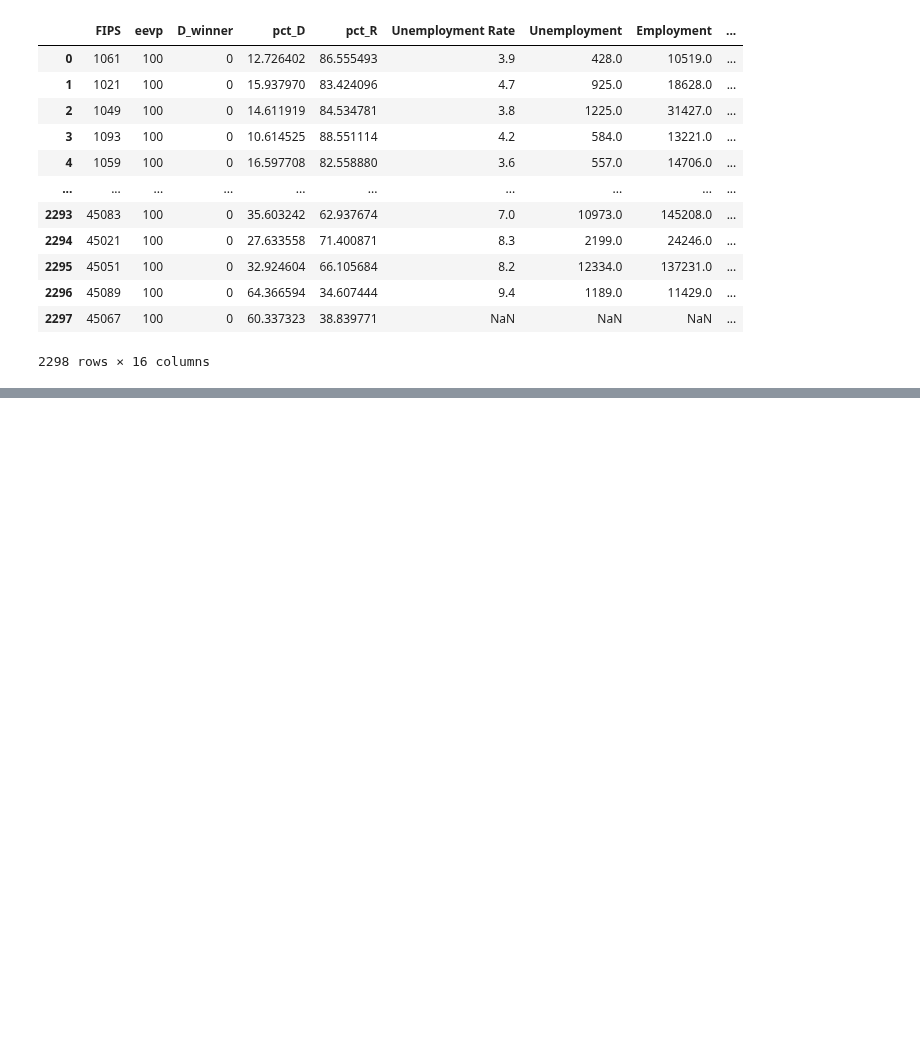
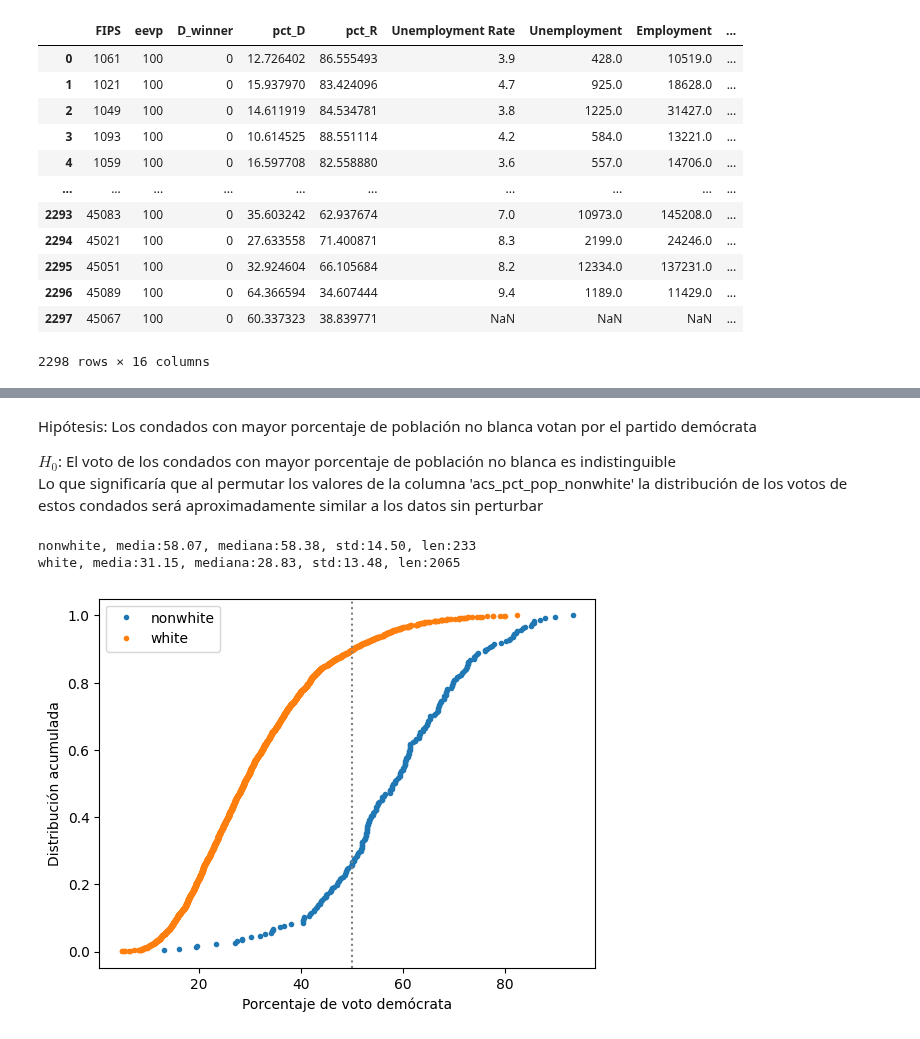
Before and after one commit to mia-uc/data-science, a Jupyter notebook: hws/hw1.ipynb, the cells around one changed output, grey strips where cells are left out. Saved outputs shown, nothing was run; the diff lists cells and outputs as text; code cells hidden in the pictures; blank space fills up the shorter version.

```diff
--- a/hws/hw1.ipynb
+++ b/hws/hw1.ipynb
@@ -236,0 +285,32 @@ plt.show()
+# %% [markdown]
+Hipótesis: Los condados con mayor porcentaje de población no blanca votan por el partido demócrata
+
+$H_0$: El voto de los condados con mayor porcentaje de población no blanca es indistinguible   \
+Lo que significaría que al permutar los valores de la columna 'acs_pct_pop_nonwhite' la distribución de los votos de estos condados será aproximadamente similar a los datos sin perturbar
+# %%
+counties_nonwhite = df[df['acs_pct_pop_nonwhite'] > 50]
+counties_white = df[df['acs_pct_pop_nonwhite'] <= 50]
+
+def fdae(data):
+    n=len(data)
+    x=np.sort(data)
+    y=np.arange(1,len(x)+1)/len(x)
+    return(x,y)
+
+dataset =[('nonwhite',counties_nonwhite), ('white',counties_white)]
+
+for name, dats in dataset:
+    x,y=fdae(dats['pct_D'])
+    plt.plot(x,y,marker='.',ls='none',label=name)
+    plt.legend()
+
+    print('%s, media:%.2f, mediana:%.2f, std:%.2f, len:%.d'%(name,dats['pct_D'].mean(),dats['pct_D'].median(),dats['pct_D'].std(),len(dats['pct_D'])))
+
+
+plt.xlabel('Porcentaje de voto demócrata')
+plt.ylabel('Distribución acumulada')
+_= plt.axvline(x=50,ls=':',color='gray')
+# %% [output]
+nonwhite, media:58.07, mediana:58.38, std:14.50, len:233
+white, media:31.15, mediana:28.83, std:13.48, len:2065
+[figure, added]
```
Also changed, not shown: parts of 17 cells of this notebook, 1 other file.
